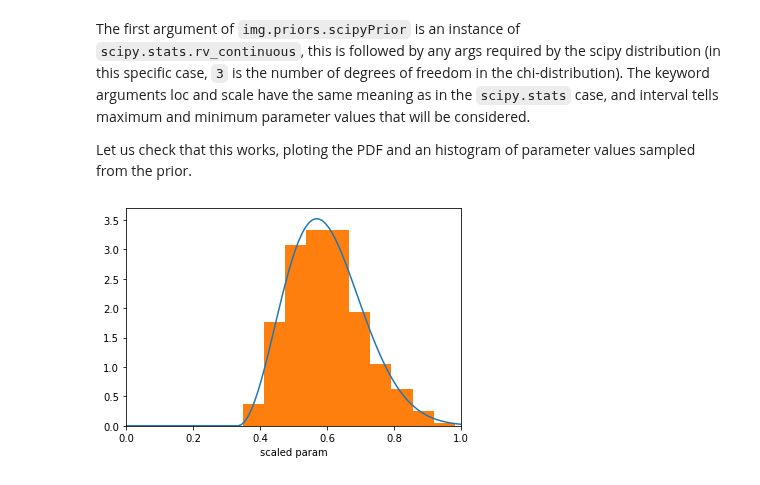
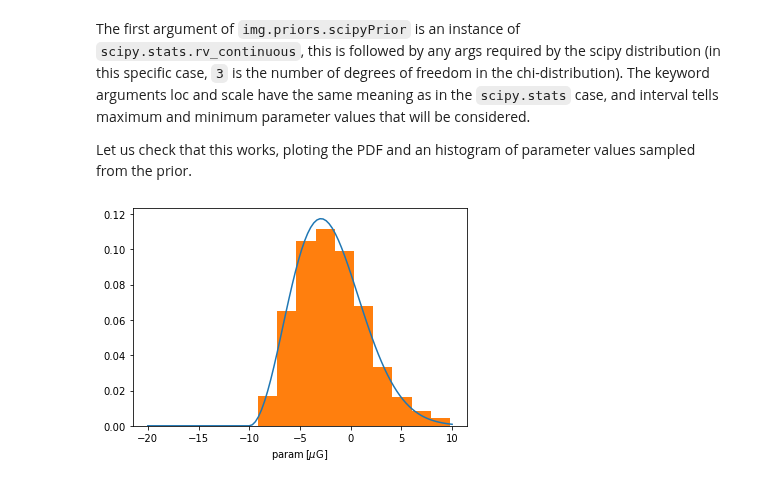
Before and after one commit to IMAGINE-Consortium/imagine, a Jupyter notebook: tutorials/tutorial_priors.ipynb, the cells around one changed output. Cells and saved outputs as stored; diff of their text form; code cells hidden in the pictures.

Commit message:
Restores functionality of tutorial_priors

```diff
--- a/tutorials/tutorial_priors.ipynb
+++ b/tutorials/tutorial_priors.ipynb
@@ -90,4 +113,4 @@ given parameter, we can achive this using the `scipyPrior` class.
 import scipy.stats
 muG = u.microgauss
 chiPrior = img.priors.ScipyPrior(scipy.stats.chi, 3, loc=-10*muG,
-                                 scale=5*muG, interval=[-20,10]*muG)
+                                 scale=5*muG, xmin=-20*muG, xmax=10*muG)
@@ -97,11 +122,11 @@ The first argument of `img.priors.scipyPrior` is an instance of `scipy.stats.rv_
 Let us check that this works, ploting the PDF and an histogram of parameter values sampled from the prior.
 # %%
 # Plots the PDF associated with this prior
-t = np.linspace(0,1,100)
+t = np.linspace(-20,10,100)*muG
 plt.plot(t, chiPrior.pdf(t))
 # Plots the distribution of values constructed using this prior
 x = np.random.random_sample(2000)
-plt.hist(chiPrior(x), density=True);
-plt.xlabel('scaled param'); plt.xlim(0,1);
+plt.hist(chiPrior(x).value, density=True);
+plt.xlabel(r'param$\,[\mu\rm G]$');
 # %% [output]
-[figure, old version]
+[figure, new version]
```
Also changed, not shown: parts of 14 cells of this notebook, 4 other files.
